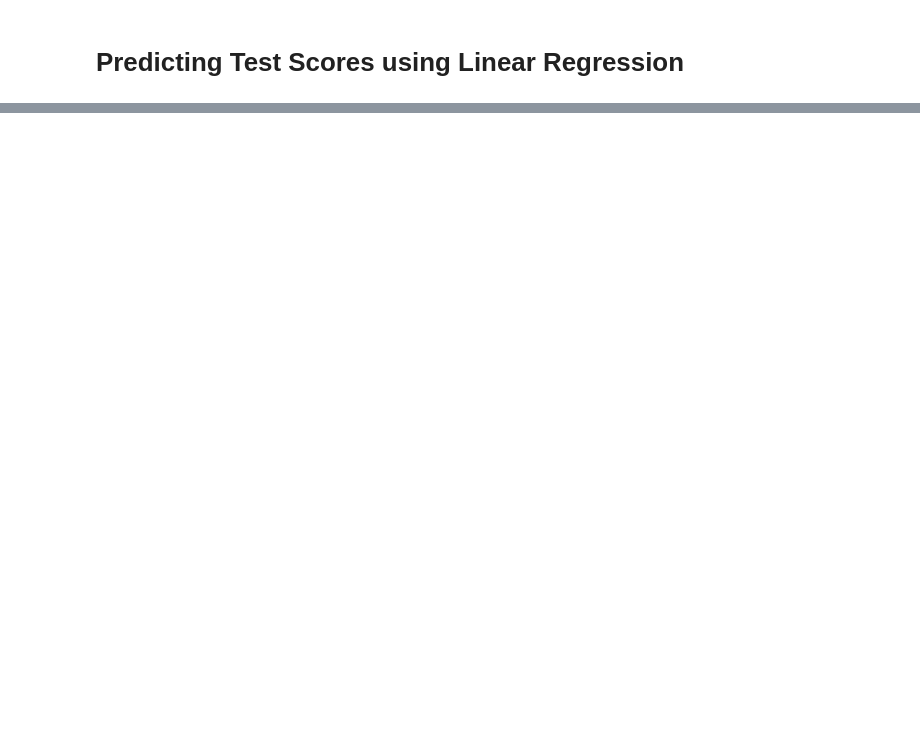
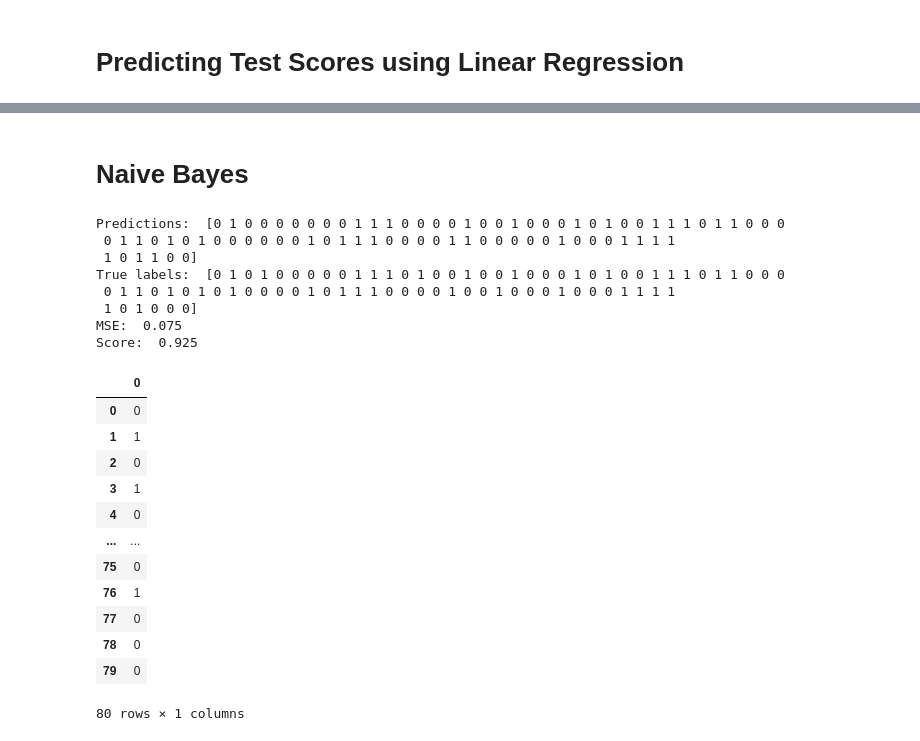
Before and after one commit to Dima-salang/ai-ml-dl, a Jupyter notebook: LinReg_TestScores.ipynb, the cells around one changed output, grey strips where cells are left out. Cells and saved outputs as stored; diff of their text form; code cells hidden in the pictures; blank space fills up the shorter version.

```diff
--- a/LinReg_TestScores.ipynb
+++ b/LinReg_TestScores.ipynb
@@ -84,0 +320,18 @@ MSE:  183.2279091286135
+# %%
+decision_tree_model = DecisionTreeClassifier()
+decision_tree_model.fit(X_train, y_train)
+
+predictions = decision_tree_model.predict(X_test)
+print("Predictions: ", predictions)
+print("True labels: ", y_test)
+
+score = decision_tree_model.score(X_test, y_test)
+mse = mean_squared_error(y_test, predictions)
+print("MSE: ", mse)
+print("Score: ", score)
+
+plot_tree(decision_tree_model)
+
+
+pd.DataFrame(predictions)
+pd.DataFrame(y_test)
@@ -84,0 +361,2 @@ MSE:  183.2279091286135
+# %% [markdown]
+# Naive Bayes
@@ -84,0 +365,39 @@ MSE:  183.2279091286135
+# %%
+gaussianNB = GaussianNB()
+gaussianNB.fit(X_train, y_train)
+
+predictions = gaussianNB.predict(X_test)
+print("Predictions: ", predictions)
+print("True labels: ", y_test)
+
+score = gaussianNB.score(X_test, y_test)
+mse = mean_squared_error(y_test, predictions)
+print("MSE: ", mse)
+print("Score: ", score)
+
+
+
+pd.DataFrame(predictions)
+pd.DataFrame(y_test)
+# %% [output]
+Predictions:  [0 1 0 0 0 0 0 0 0 1 1 1 0 0 0 0 1 0 0 1 0 0 0 1 0 1 0 0 1 1 1 0 1 1 0 0 0
+ 0 1 1 0 1 0 1 0 0 0 0 0 0 1 0 1 1 1 0 0 0 0 1 1 0 0 0 0 0 1 0 0 0 1 1 1 1
+ 1 0 1 1 0 0]
+True labels:  [0 1 0 1 0 0 0 0 0 1 1 1 0 1 0 0 1 0 0 1 0 0 0 1 0 1 0 0 1 1 1 0 1 1 0 0 0
+ 0 1 1 0 1 0 1 0 1 0 0 0 0 1 0 1 1 1 0 0 0 0 1 0 0 1 0 0 0 1 0 0 0 1 1 1 1
+ 1 0 1 0 0 0]
+MSE:  0.075
+Score:  0.925
+|  | 0 |
+| 0 | 0 |
+| 1 | 1 |
+| 2 | 0 |
+| 3 | 1 |
+| 4 | 0 |
+| ... | ... |
+| 75 | 0 |
+| 76 | 1 |
+| 77 | 0 |
+| 78 | 0 |
+| 79 | 0 |
+80 rows × 1 columns
```
Also changed, not shown: parts of 13 cells of this notebook.
